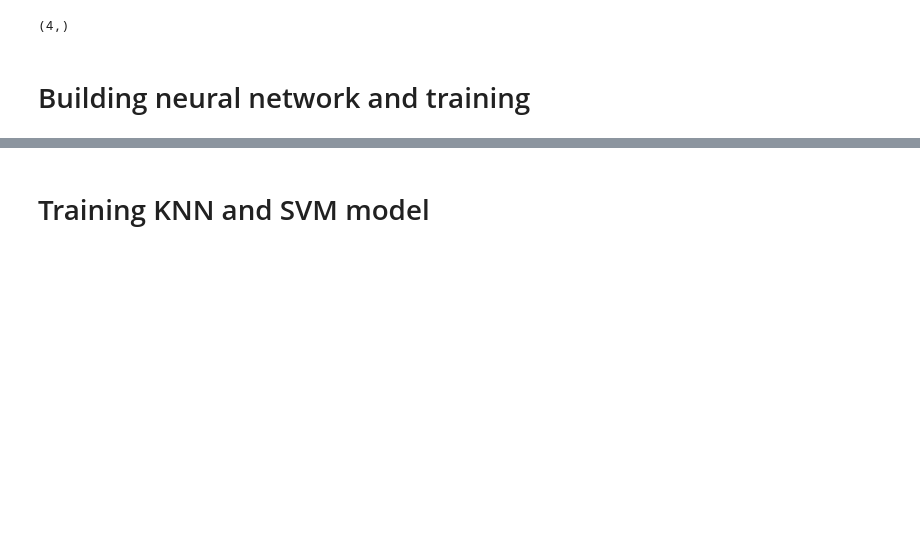
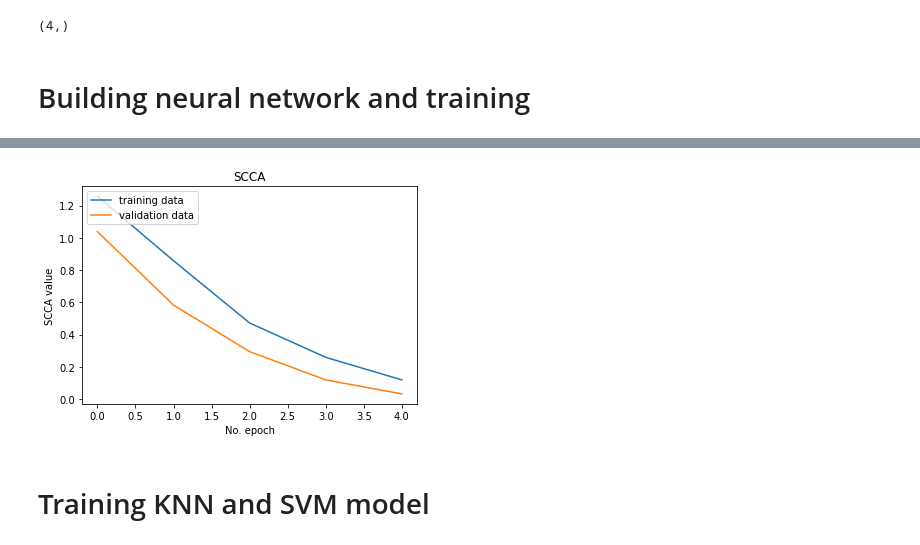
Before and after one commit to mohammad-hosein/SSK-semiblind, a Jupyter notebook: Copy_of_Semi_blind_MLP_Paper.ipynb, the cells around one changed output, grey strips where cells are left out. Saved outputs shown, nothing was run; the diff lists cells and outputs as text; code cells hidden in the pictures; blank space fills up the shorter version.

```diff
--- a/Copy_of_Semi_blind_MLP_Paper.ipynb
+++ b/Copy_of_Semi_blind_MLP_Paper.ipynb
@@ -288,8 +279,8 @@ y_train.shape
 # %%
 class myCallback(tf.keras.callbacks.Callback):
   def on_epoch_end(self, epoch, logs={}):
-    if(logs.get('accuracy')>0.95 and logs.get('val_loss')<0.1):
-      print("\nReached 99% accuracy so cancelling training!")
+    if(logs.get('accuracy')>0.97 and logs.get('val_loss')<0.1):
+      print("\nReached 97% accuracy so cancelling training!")
       self.model.stop_training = True
 callbacks = myCallback()
 # %% [markdown]
@@ -307,5 +309,5 @@ model.add(Dense(4, activation='softmax'))
 # %%
-model.compile(loss='categorical_crossentropy', optimizer='adam', metrics=['accuracy'])
-NN=model.fit(X_train_NN, y_train_NN, batch_size=32, epochs=10, validation_data=(X_test_NN,y_test_NN),callbacks=[callbacks])
+model.compile(loss='sparse_categorical_crossentropy', optimizer='adam', metrics=['accuracy'])
+history = model.fit(X_train_NN, y_train_NN, batch_size=32, epochs=10, validation_data=(X_test_NN,y_test_NN),callbacks=[callbacks])
 # %% [output]
 Epoch 1/10
@@ -342,3 +347,14 @@ _________________________________________________________________
+# %%
+# Plot history: MSE
+plt.plot(history.history['loss'], label='training data')
+plt.plot(history.history['val_loss'], label='validation data')
+plt.title('SCCA')
+plt.ylabel('SCCA value')
+plt.xlabel('No. epoch')
+plt.legend(loc="upper left")
+plt.show()
+# %% [output]
+[figure, added]
 # %% [markdown]
 # Training KNN and SVM model
 # %%
```
Also changed, not shown: parts of 21 cells of this notebook.
